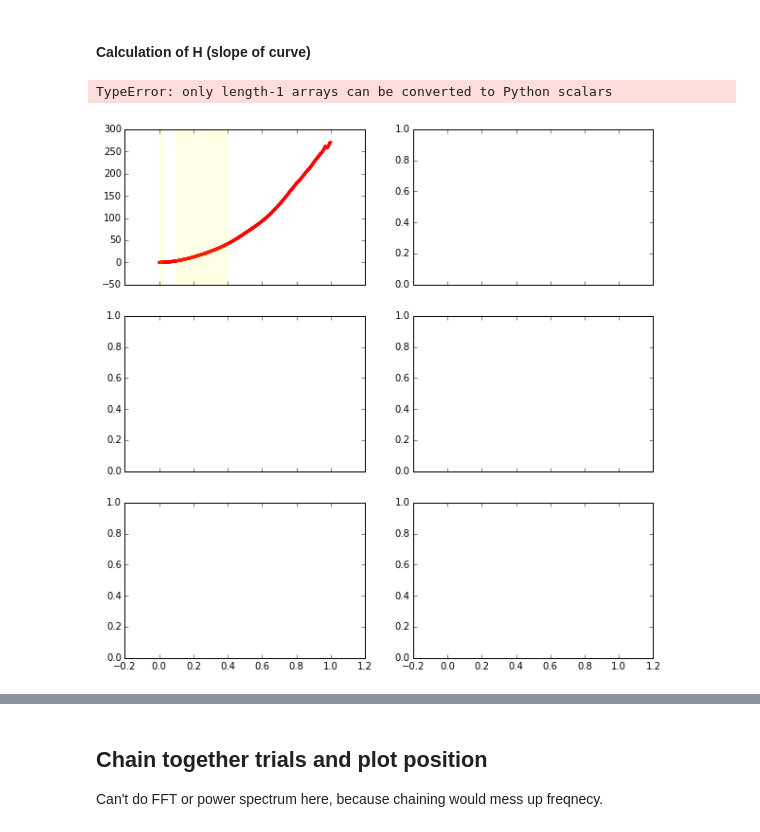
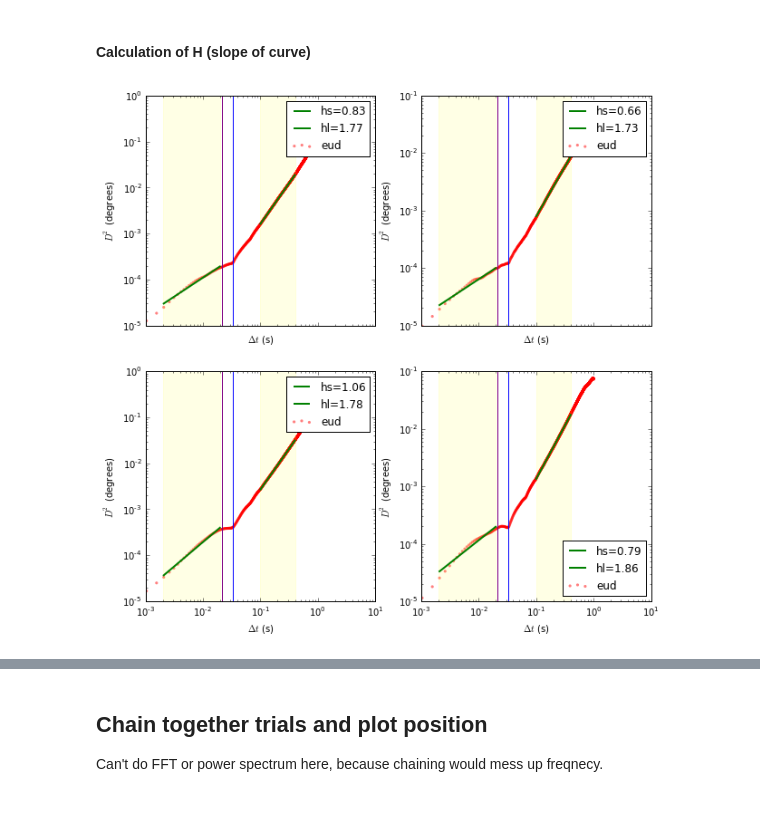
Before and after one commit to vdutell/eyemovement, a Jupyter notebook: Eye Movement Modeling.ipynb, the cells around one changed output, grey strips where cells are left out. Cells and saved outputs as stored; diff of their text form; code cells hidden in the pictures.

```diff
--- a/Eye Movement Modeling.ipynb
+++ b/Eye Movement Modeling.ipynb
@@ -92,12 +92,12 @@ Note: this is the first file, 20094L_020_cw_nostim_bandfilt_1920_hz_8199.mat.
 
 class EyeTrace:
     """A class to contain eye trace information"""
-    def __init__(self, xlocs, ylocs, time, timescale):
+    def __init__(self, xlocs, ylocs, time, pixelscale):
     ##define x and y attributes
-        self.x = (xlocs - xlocs[0]) * timescale ## center at start and change to arcmins
-        self.y = (ylocs - ylocs[0]) * timescale ## center at start and change to arcmins
+        self.x = (xlocs - xlocs[0]) * pixelscale ## center at start and change from pixels to arcmins
+        self.y = (ylocs - ylocs[0]) * pixelscale ## center at start and change from pixels to arcmins
         self.time = time - time[0]
-        self.scale = scale
+        self.pixelscale = pixelscale
         self.filterinfo = 'none'
     def x(self):
         return x
@@ -105,14 +105,14 @@ class EyeTrace:
         return y
     def time(self):
         return time
-    def scale(self):
-        return scale
+    def pixelscale(self):
+        return pixelscale
     def filterinfo(self):
         return filterinfo
 # %% [markdown]
 Creating the scale: 392 pixels per degree, and 60 arcminutes per degree. I think this is specific to the given file? Need to double check with Alex on this one. AND make sure that he kept in mind that files are 0 indexed, so 392 goes with the second file in the list.
 # %%
-scale = 1. / 392. * 60. # Conversion from pixels to arcmins
+scale = 1. / 379. * 60. # Conversion from pixels to arcmins
 # %% [markdown]
 ### Loop through & Load
 Now load in each of our files, with each trial being initiated as a member of our EyeTrace class, and put in the vector trials
@@ -1496,15 +1496,16 @@ This confirms our result from calculating the frame rate for the two windows, th
 # %% [markdown]
 #### Calculation of H (slope of curve)
 # %%
-fig, ax = plt.subplots(nrow, ncol, figsize=(10,10), sharex = True )
-
 ##calc number of rows for ncols
 ncol = 2
-nrow = int(math.ceil(len(trials) / ncol))
+nrow = int(math.ceil(len(trialsf) / ncol))
+
+##make figures
+fig, ax = plt.subplots(nrow, ncol, figsize=(10,10), sharex = True )
 
 ##iterate over all trials
 for i, pl in enumerate(ax.flatten()):
-    trial = trials[i]
+    trial = trialsf[i]
 
     ##initiate the numpy arrays that will hold the values we use
     xdist = np.zeros(len(trial.x))
@@ -1534,6 +1535,8 @@ for i, pl in enumerate(ax.flatten()):
         eud = np.mean(xd + yd)
         eudist[m] = eud
 
+    ##convert to degrees to compare with paper
+    eudist = eudist/60
 
     ##plot x, y, and eud
     #pl.scatter(trial.time, xdist, label= 'x', s=10, alpha=0.5, edgecolors='none', color='blue')
@@ -1552,39 +1555,52 @@ for i, pl in enumerate(ax.flatten()):
     ##calculate slopes Hs and Hl (at limits from E&K) (Euclidian only)
     ##Hs time 2ms -> 20ms
     hsmask = (trial.time > 0.002) & (trial.time < 0.02)
     hstime = trial.time[hsmask]
     hseudist = eudist[hsmask]
-    ##run least square regression of 1st degree
+    ##run least square regression of 1st degree on the log-scale values.
+    #The equation for a line on a log–log scale would be:
+    #log{10}Y = m*log{10}x + b
+    #Y = x^m*10^b,
+    #where m is the slope and b is the intercept point on the log plot
     #hslmm, hslmb = np.polyfit(hstime, hseudist, deg=1)
-    hslm = np.polyfit(hstime, hseudist, deg=1)
-    hslmp = np.poly1d(hslm) #convenience class for polynomials
-    pl.plot(hstime, hslmp(hstime), color = 'green', linewidth = 2, label = 'hs=%s'%(round(hslm,2)))
+    hslm, hslb = np.polyfit(np.log10(hstime), np.log10(hseudist), deg=1)
+    #hsmv = np.add(np.multiply(hslm, hstime), hslb)
+    hsmv = hstime**hslm*10**hslb
+    #hslmp = np.poly1d(hslm) #convenience class for polynomials
+    pl.plot(hstime, hsmv, color = 'green', linewidth = 2, label = 'hs=%s'%(round(hslm,2)))
 
     #hsmv = np.add(np.multiply(hslmm, hstime), hslmb)
     #pl.plot(hstime, hsmv, color = 'green', linewidth = 2, label = 'hs=%s'%(round(hslmm,2)))
     ##Hl time 100ms -> 400ms
     hlmask = (trial.time > 0.1) & (trial.time < 0.4)
     hltime = trial.time[hlmask]
     hleudist = eudist[hlmask]
     ##run least square regression of 1st degree
-    hllmm, hllmb = np.polyfit(hltime, hleudist, deg=1)
-    hlmv = np.add(np.multiply(hllmm, hltime), hllmb)
+    hllmm, hllmb = np.polyfit(np.log10(hltime), np.log10(hleudist), deg=1)
+    #hlmv = np.add(np.multiply(hllmm, hltime), hllmb)
+    hlmv = hltime**hllmm*10**hllmb
     pl.plot(hltime, hlmv, color = 'green', linewidth = 2, label = 'hl=%s'%(round(hllmm,2)))
+
+    ##plot knee
+    pl.axvline(.033, color = 'blue')
+
+    ##plot time to compare one strip to last (41 strips)
+    #1/(1920/41) =  0.02135
+    pl.axvline(.02135, color = 'purple')
 
     ##log scale
     pl.set_xscale('log')
     pl.set_yscale('log')
 
     ##labels
     pl.set_xlabel('$\Delta t$ (s)')
-    pl.set_ylabel('$D^2$')
+    pl.set_ylabel('$D^2$ (degrees)')
 
     #legend
     pl.legend(loc = 0)
 
 ##extra code for making graphs pretty - don't use now.
 #fig.subplots_adjust(hspace=0)a
 #plt.setp([a.get_xticklabels() for a in fig.axes[:-2]], visible=False)
 # %% [output]
-TypeError: only length-1 arrays can be converted to Python scalars
-[figure, old version]
+[figure, new version]
```
Also changed, not shown: parts of 22 cells of this notebook, 3 other files.
